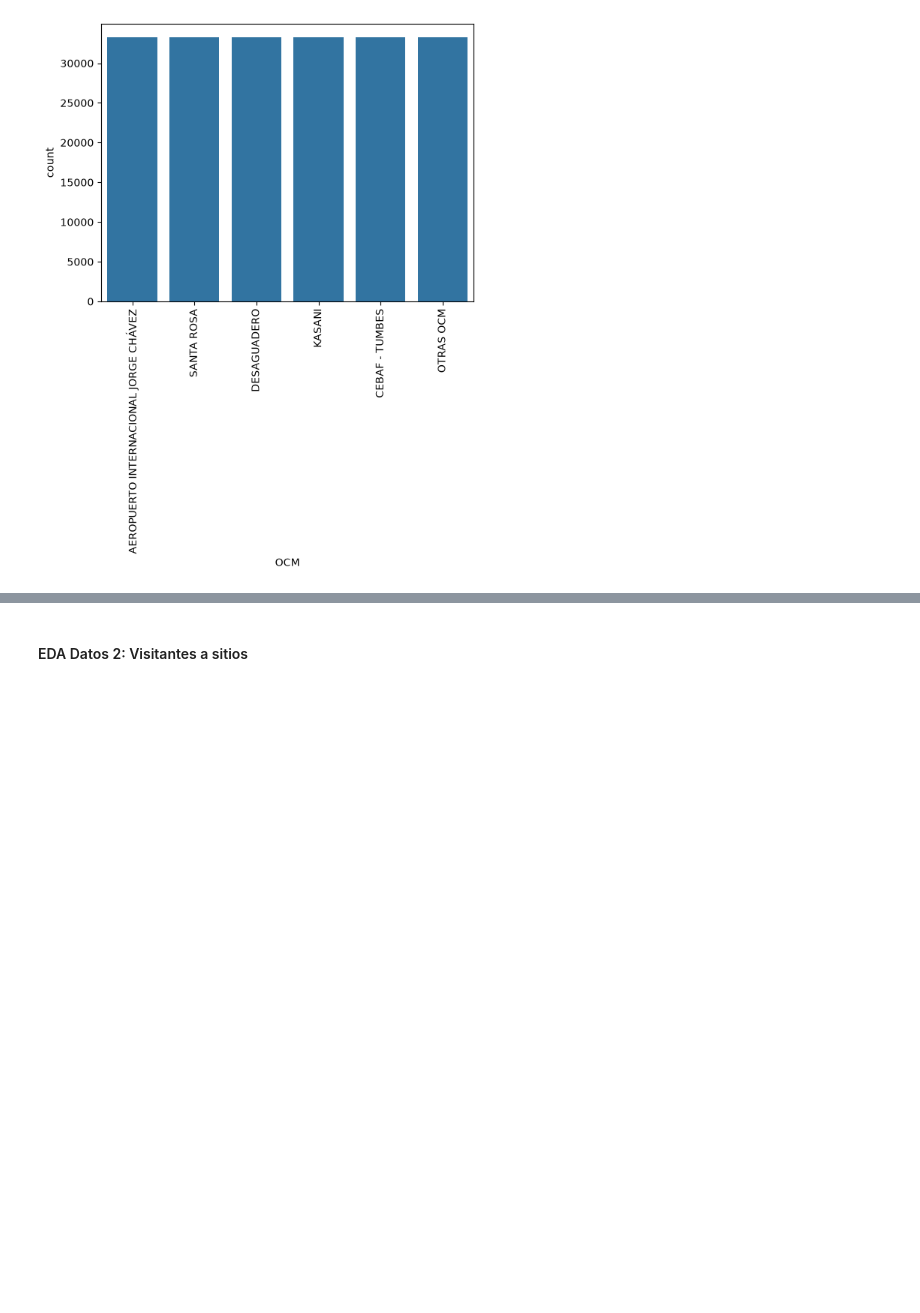
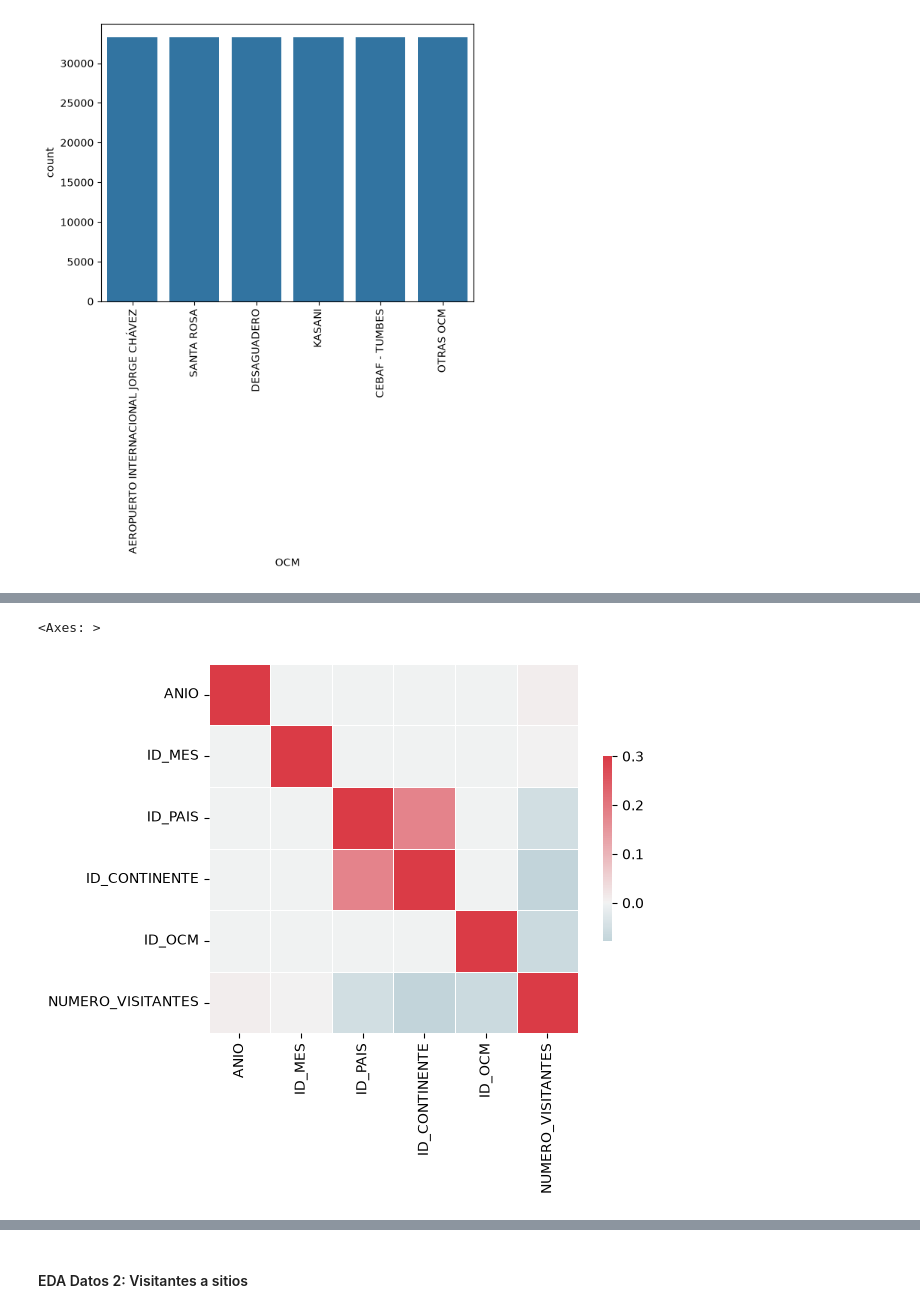
Before and after one commit to jp21bp/DS_Proyectos, a Jupyter notebook: 3_SegmentacionClientes/eda.ipynb, the cells around one changed output, grey strips where cells are left out. Drawn from its saved outputs; the diff is of its cells as text; code cells hidden in the pictures; blank space fills up the shorter version.

```diff
--- a/3_SegmentacionClientes/eda.ipynb
+++ b/3_SegmentacionClientes/eda.ipynb
@@ -191,3 +181,14 @@ Name: count, Length: 2860, dtype: int64
+# %%
+##### Correlacion
+cmap = sns.diverging_palette(220, 10, as_cmap=True)
+sns.heatmap(df_1[cuant_vars_1].corr(),vmax=.3, center=0, cmap=cmap,
+            square=True, linewidths=.5, cbar_kws={"shrink": .5})
+    # Tecniamente no sirve correlacion pq solo hay una variable
+            # realmente numerica
+        # El resto de los variables son IDs
+# %% [output]
+<Axes: >
+[figure, added]
 # %% [markdown]
 ### Analisis de Datos 1
 
```
Also changed, not shown: parts of 9 cells of this notebook.
